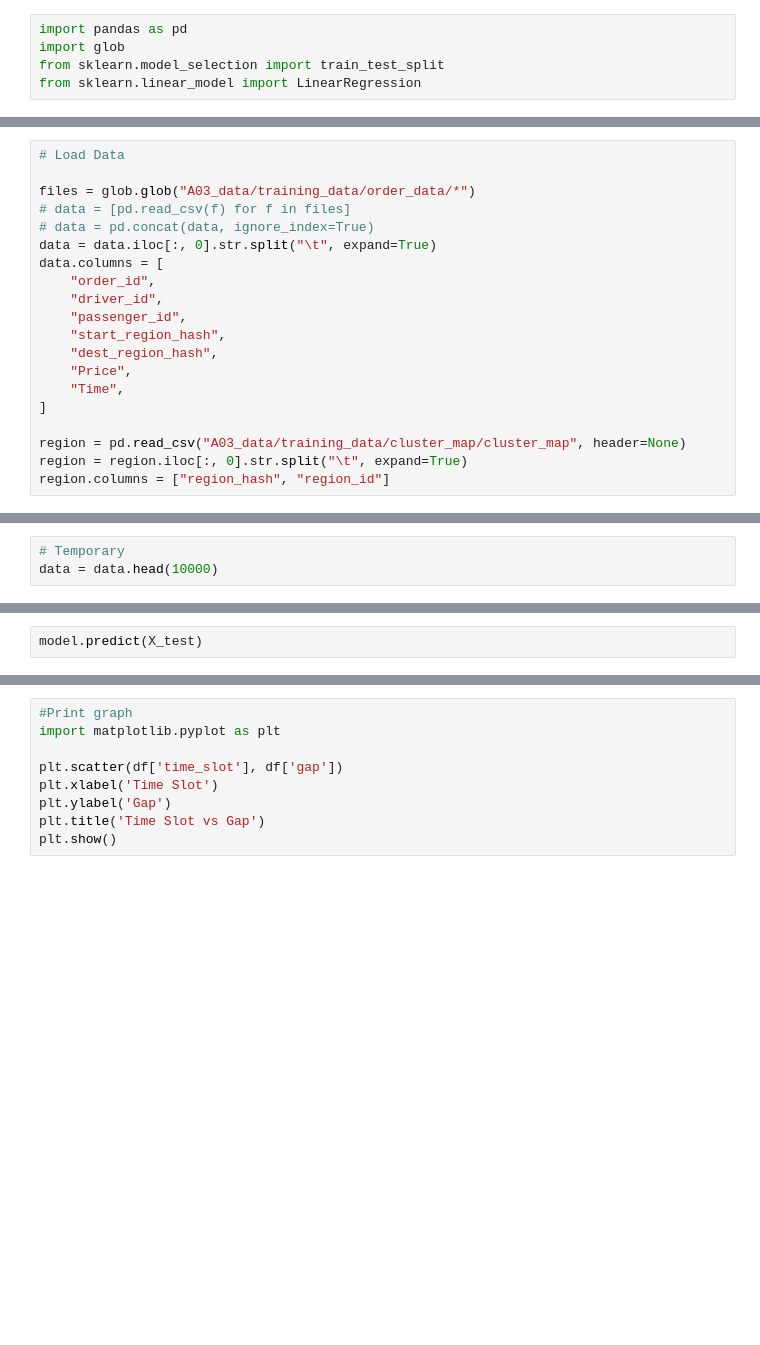
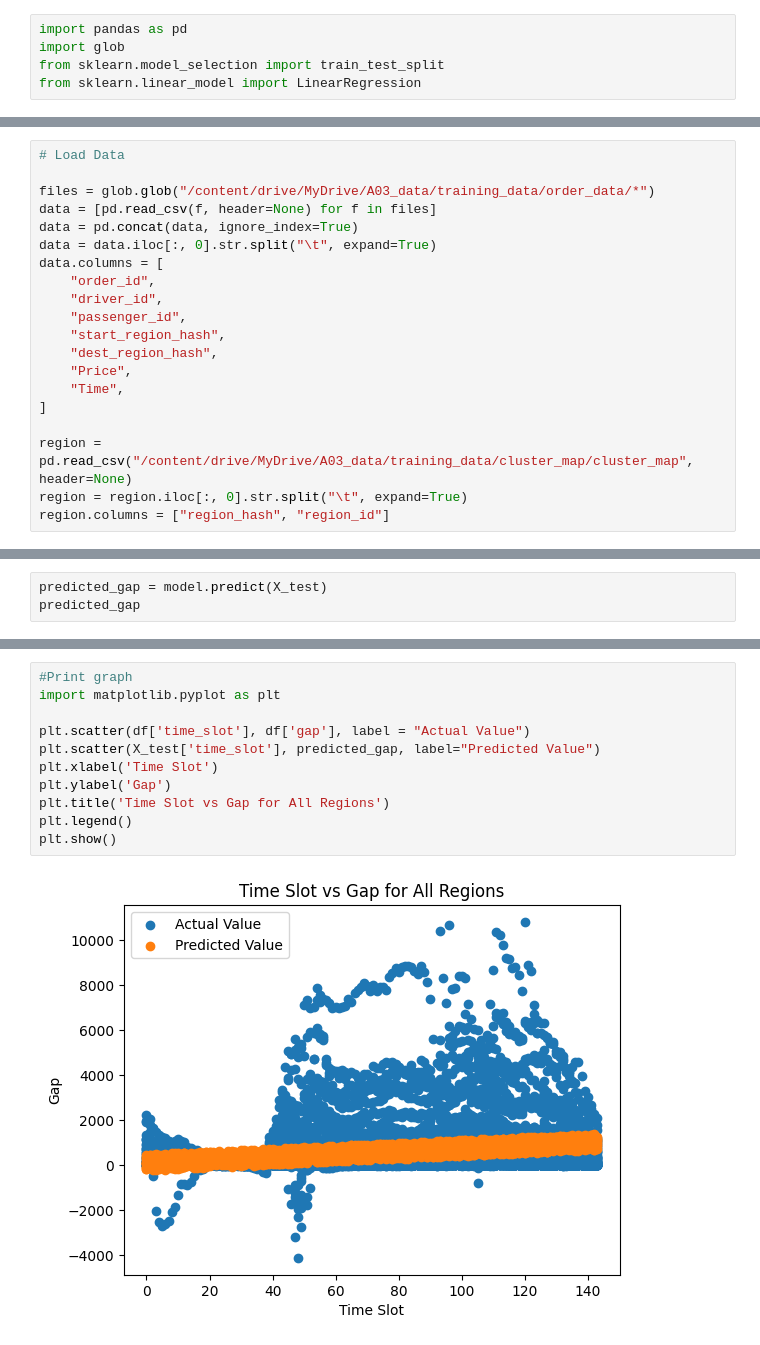
Before and after one commit to huzi0906/RideHailing_SupplyDemand_Prediction, a Jupyter notebook: i211102_i211187_Q.ipynb, the cells around one changed output, grey strips where cells are left out. Cells and saved outputs as stored; diff of their text form; blank space fills up the shorter version.

Commit message:
Train model on all the data and Add predicted values to the graphs

```diff
--- a/i211102_i211187_Q.ipynb
+++ b/i211102_i211187_Q.ipynb
@@ -9,9 +6,9 @@ data = pd.read_csv('./A03_data/training_data/order_data/order_data_2016-01-01',
 # %%
 # Load Data
 
-files = glob.glob("A03_data/training_data/order_data/*")
-# data = [pd.read_csv(f) for f in files]
-# data = pd.concat(data, ignore_index=True)
+files = glob.glob("/content/drive/MyDrive/A03_data/training_data/order_data/*")
+data = [pd.read_csv(f, header=None) for f in files]
+data = pd.concat(data, ignore_index=True)
 data = data.iloc[:, 0].str.split("\t", expand=True)
 data.columns = [
     "order_id",
@@ -23,7 +20,7 @@ data.columns = [
     "Time",
 ]
 
-region = pd.read_csv("A03_data/training_data/cluster_map/cluster_map", header=None)
+region = pd.read_csv("/content/drive/MyDrive/A03_data/training_data/cluster_map/cluster_map", header=None)
 region = region.iloc[:, 0].str.split("\t", expand=True)
 region.columns = ["region_hash", "region_id"]
 # %%
@@ -42,4 +81 @@ df
-# %%
-# Temporary
-data = data.head(10000)
 # %%
@@ -77,2 +129,3 @@ model.fit(X_train, y_train)
 # %%
-model.predict(X_test)
+predicted_gap = model.predict(X_test)
+predicted_gap
@@ -84,9 +144,13 @@ for feature, coef in zip(X_train.columns, model.coef_):
 # %%
 #Print graph
 import matplotlib.pyplot as plt
 
-plt.scatter(df['time_slot'], df['gap'])
+plt.scatter(df['time_slot'], df['gap'], label = "Actual Value")
+plt.scatter(X_test['time_slot'], predicted_gap, label="Predicted Value")
 plt.xlabel('Time Slot')
 plt.ylabel('Gap')
-plt.title('Time Slot vs Gap')
+plt.title('Time Slot vs Gap for All Regions')
+plt.legend()
 plt.show()
+# %% [output]
+[figure, added]
```
Also changed, not shown: parts of 10 cells of this notebook.
